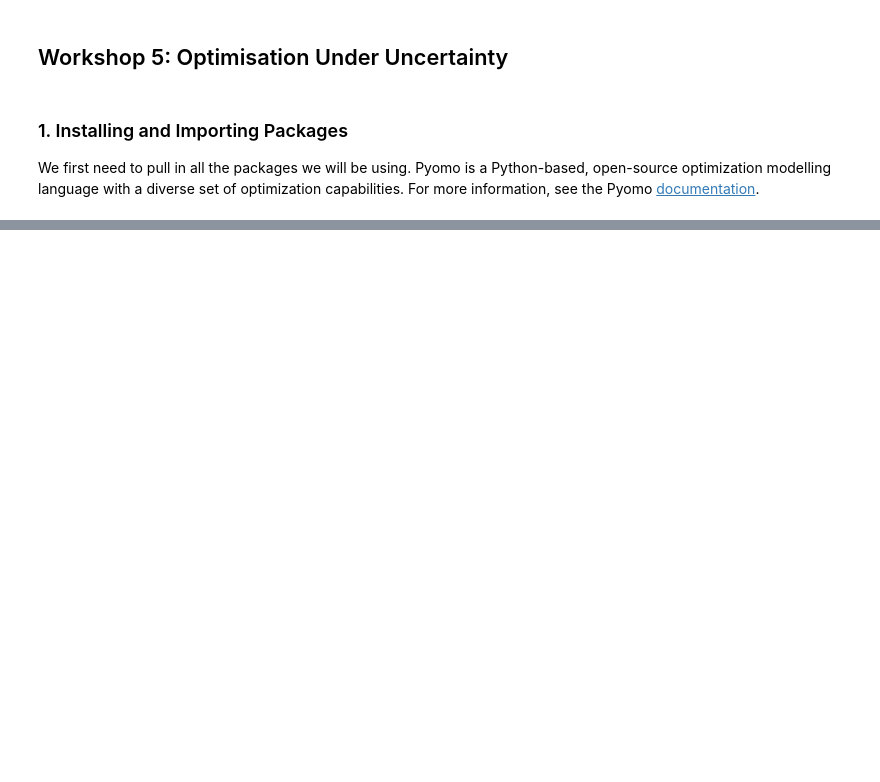
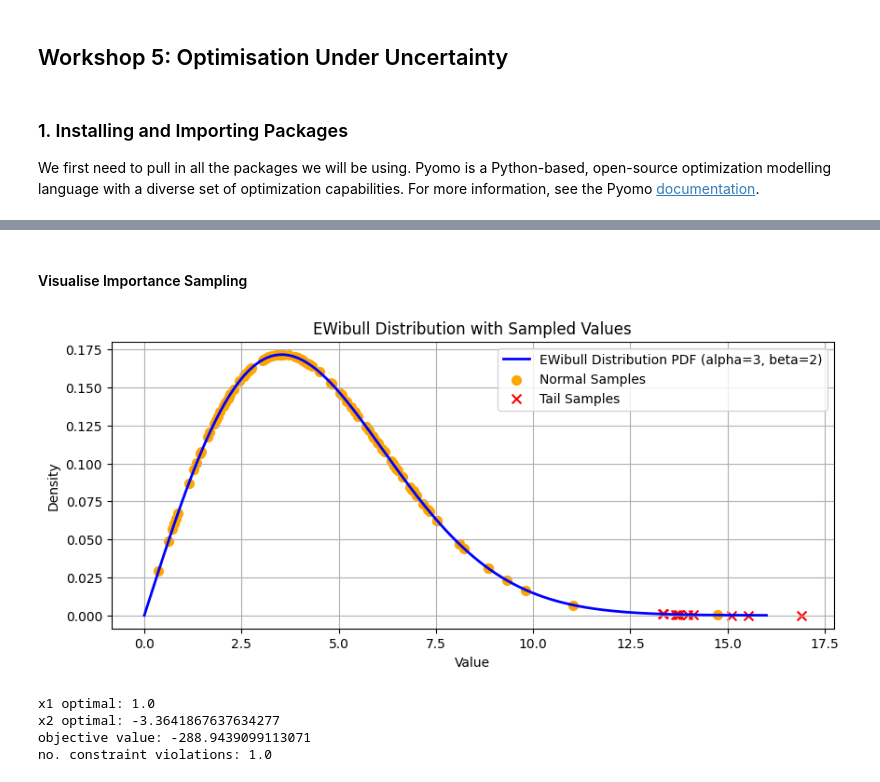
Before and after one commit to EmPajak21/ProAIM_SC_Opt_Workshop, a Jupyter notebook: Workshop_5.ipynb, the cells around one changed output, grey strips where cells are left out. Cells and saved outputs as stored; diff of their text form; code cells hidden in the pictures; blank space fills up the shorter version.

```diff
--- a/Workshop_5.ipynb
+++ b/Workshop_5.ipynb
@@ -112,0 +160,32 @@ plt.show()
+# %% [markdown]
+#### Visualise Importance Sampling
+# %%
+# Combine normal and tail samples
+normal_samples = [sample for sample in sample_list if sample not in tail_samples]
+tail_samples = tail_samples  # This should already be defined
+
+# Extract sampled values and their corresponding PDF values
+normal_sample_values = [a for a, _ in normal_samples]
+normal_sample_pdf_values = [p_a for _, p_a in normal_samples]
+
+tail_sample_values = [a for a, _ in tail_samples]
+tail_sample_pdf_values = [p_a for _, p_a in tail_samples]
+
+# Create the plot
+plt.figure(figsize=(10, 4))
+plt.plot(x, y, label='EWibull Distribution PDF (alpha=3, beta=2)', color='blue', linewidth=2)
+
+# Plot normal samples
+plt.scatter(normal_sample_values, normal_sample_pdf_values, color='orange', label='Normal Samples', marker='o', s=50)
+
+# Plot tail samples
+plt.scatter(tail_sample_values, tail_sample_pdf_values, color='red', label='Tail Samples', marker='x', s=50)
+
+plt.title('EWibull Distribution with Sampled Values')
+plt.xlabel('Value')
+plt.ylabel('Density')
+plt.legend()
+plt.grid()
+plt.show()
+# %% [output]
+[figure, added]
@@ -112,0 +237,10 @@ plt.show()
+# %%
+print(f"x1 optimal: {model.x1.value}")
+print(f"x2 optimal: {model.x2.value}")
+print(f"objective value: {model.objective_rule()}")
+print(f"no. constraint violations: {constraints_violated}")
+# %% [output]
+x1 optimal: 1.0
+x2 optimal: -3.3641867637634277
+objective value: -288.9439099113071
+no. constraint violations: 1.0
```
Also changed, not shown: parts of 10 cells of this notebook.
